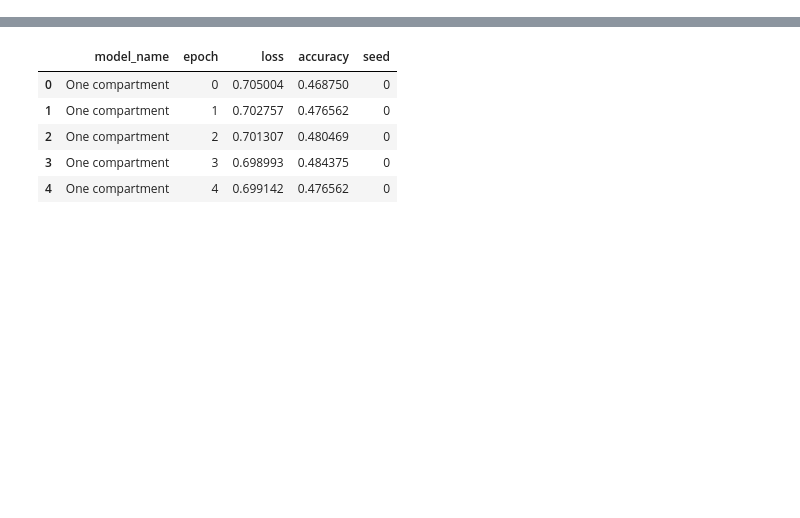
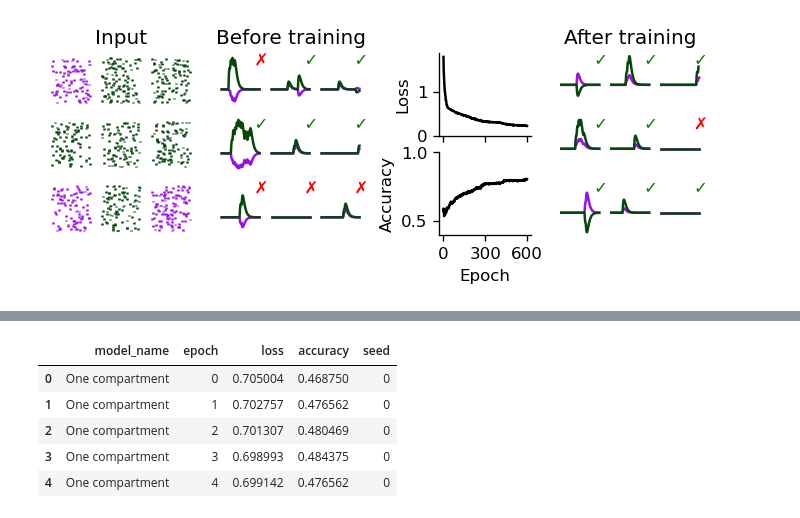
Before and after one commit to nauralcodinglab/linear-nonlinear-dendrites, a Jupyter notebook: training/memorize-seed-results.ipynb, the cells around one changed output, grey strips where cells are left out. Drawn from its saved outputs; the diff is of its cells as text; code cells hidden in the pictures; blank space fills up the shorter version.

```diff
--- a/training/memorize-seed-results.ipynb
+++ b/training/memorize-seed-results.ipynb
@@ -6,0 +115,93 @@ import seaborn as sns
+# %%
+EXAMPLE_GRID_SHAPE = (3, 3)
+
+spec_outer = gs.GridSpec(1, 4, hspace=0.2)
+spec_input = gs.GridSpecFromSubplotSpec(*EXAMPLE_GRID_SHAPE, spec_outer[:, 0])
+spec_before = gs.GridSpecFromSubplotSpec(*EXAMPLE_GRID_SHAPE, spec_outer[:, 1])
+spec_loss = gs.GridSpecFromSubplotSpec(2, 2, spec_outer[:, 2], width_ratios=[0.4, 1])
+spec_after = gs.GridSpecFromSubplotSpec(*EXAMPLE_GRID_SHAPE, spec_outer[:, 3])
+
+plt.figure(figsize=(FIGURE_WIDTH, 2), dpi=120)
+
+# Show input
+
+for i in range(np.prod(EXAMPLE_GRID_SHAPE)):
+    if i == 0:
+        ax0 = plt.subplot(spec_input[i])
+    else:
+        plt.subplot(spec_input[i], sharey=ax0)
+    plt.eventplot(tensor_to_events(demo_x[i, ...].T), linelengths=4, color=y_palette[int(demo_y[i])])
+    pltools.hide_border()
+
+    if i == EXAMPLE_GRID_SHAPE[0] // 2:
+        plt.title('Input')
+
+del ax0
+
+# Show output before training
+
+_, demo_activity = demo_net_before_train.run_snn(demo_x)
+
+for i in range(np.prod(EXAMPLE_GRID_SHAPE)):
+    if i == 0:
+        ax0 = plt.subplot(spec_before[i])
+    else:
+        plt.subplot(spec_before[i], sharey=ax0)
+
+    for j in range(demo_net_before_train.nb_units_by_layer[2]):
+        plt.plot(
+            demo_activity['l2'].recorded['output'][i, :, j].detach().numpy(),
+            color=y_palette[j],
+            clip_on=False
+        )
+    pltools.hide_border()
+
+    annotate_correctness(demo_activity['l2'], demo_y, i)
+
+    if i == EXAMPLE_GRID_SHAPE[0] // 2:
+        plt.title('Before training')
+
+# Show loss and accuracy
+
+plt.subplot(spec_loss[0, 1])
+plt.plot(demo_optimizer.loss_history, 'k-')
+plt.xticks([0, 300, 600], ['', '', ''])
+plt.ylim(0, plt.ylim()[1])
+plt.ylabel('Loss')
+pltools.hide_border('tr')
+
+plt.subplot(spec_loss[1, 1])
+plt.plot(demo_optimizer.accuracy_history, 'k-')
+plt.xticks([0, 300, 600])
+plt.ylim(0.4, 1)
+plt.ylabel('Accuracy')
+plt.xlabel('Epoch')
+pltools.hide_border('tr')
+
+# Show output after training
+
+_, demo_activity = demo_net_after_train.run_snn(demo_x)
+
+
+for i in range(np.prod(EXAMPLE_GRID_SHAPE)):
+    if i == 0:
+        ax0 = plt.subplot(spec_after[i])
+    else:
+        plt.subplot(spec_after[i], sharey=ax0)
+
+    for j in range(demo_net_after_train.nb_units_by_layer[2]):
+        plt.plot(
+            demo_activity['l2'].recorded['output'][i, :, j].detach().numpy(),
+            color=y_palette[j],
+            clip_on=False
+        )
+    pltools.hide_border()
+
+    if i == EXAMPLE_GRID_SHAPE[0] // 2:
+        plt.title('After training')
+
+    annotate_correctness(demo_activity['l2'], demo_y, i)
+
+savefig(os.path.join('..', 'data', 'multi_example_BAP'))
+# %% [output]
+[figure, added]
```
Also changed, not shown: parts of 14 cells of this notebook, 1 other file.
